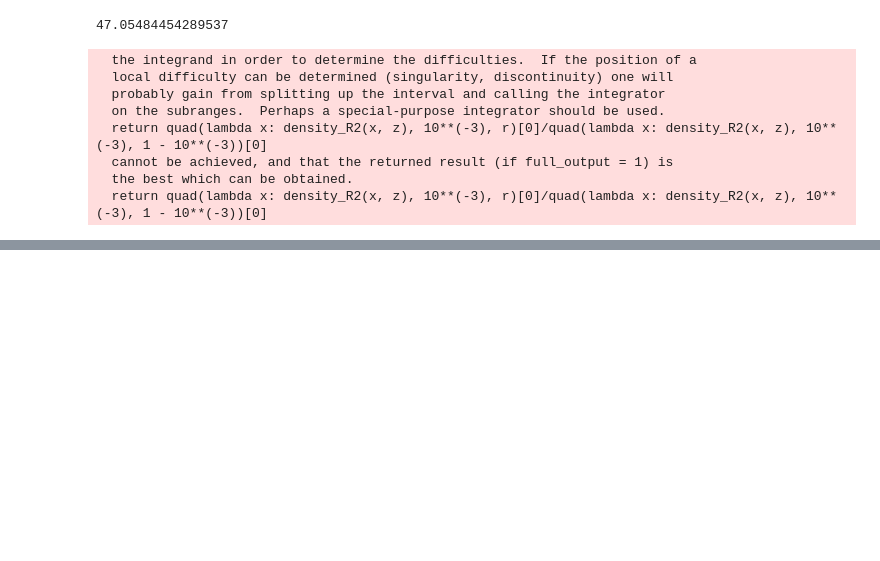
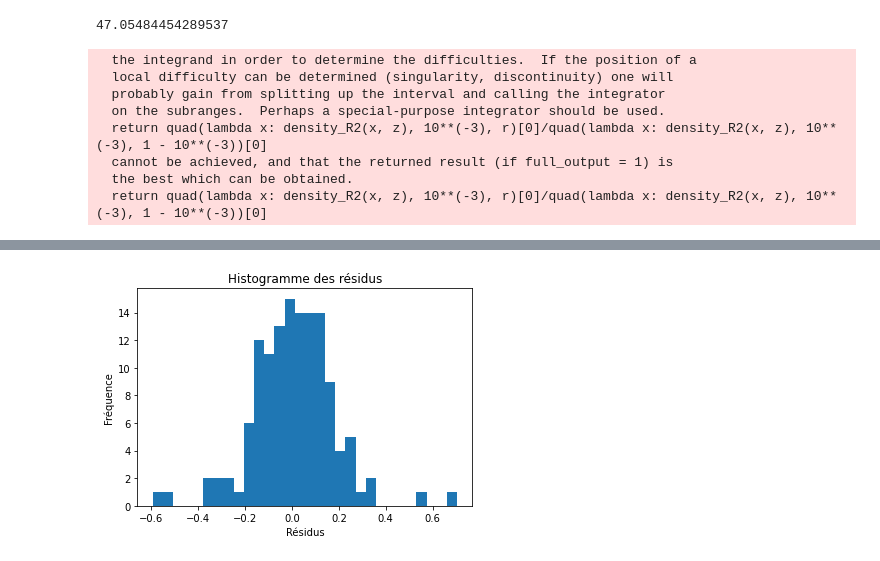
Before and after one commit to arthursabre/bayesian_statistics_project, a Jupyter notebook: Gibbs brut.ipynb, the cells around one changed output, grey strips where cells are left out. Drawn from its saved outputs; the diff is of its cells as text; code cells hidden in the pictures; blank space fills up the shorter version.

```diff
--- a/Gibbs brut.ipynb
+++ b/Gibbs brut.ipynb
@@ -180,0 +229,13 @@ for R_y in R_y_list :
+# %%
+# Histogramme des résidus :
+# Montre la distribution des résidus (différences entre les valeurs réelles et les prédictions).
+# Utile pour vérifier l'homoscédasticité (homogénéité de la variance des résidus).
+
+residus = y_test - y_pred
+plt.hist(residus, bins=30)
+plt.xlabel("Résidus")
+plt.ylabel("Fréquence")
+plt.title("Histogramme des résidus")
+plt.show()
+# %% [output]
+[figure, added]
```
Also changed, not shown: parts of 23 cells of this notebook.
